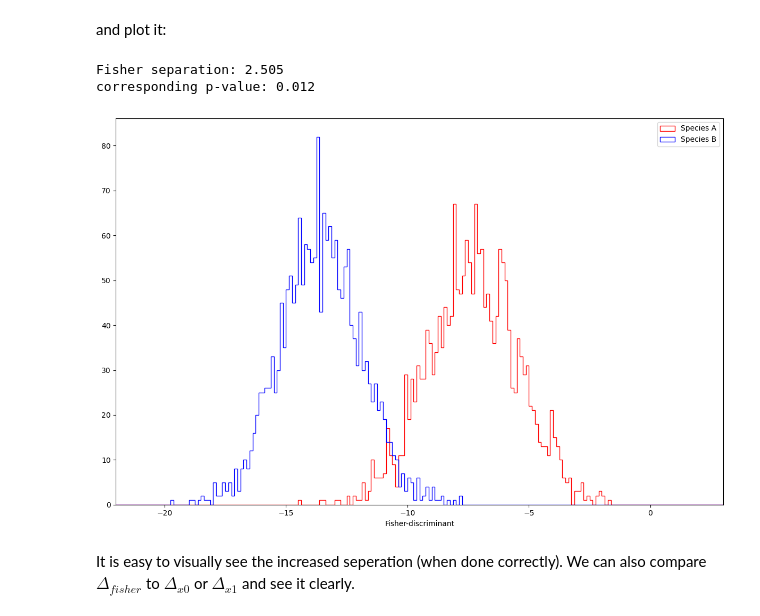
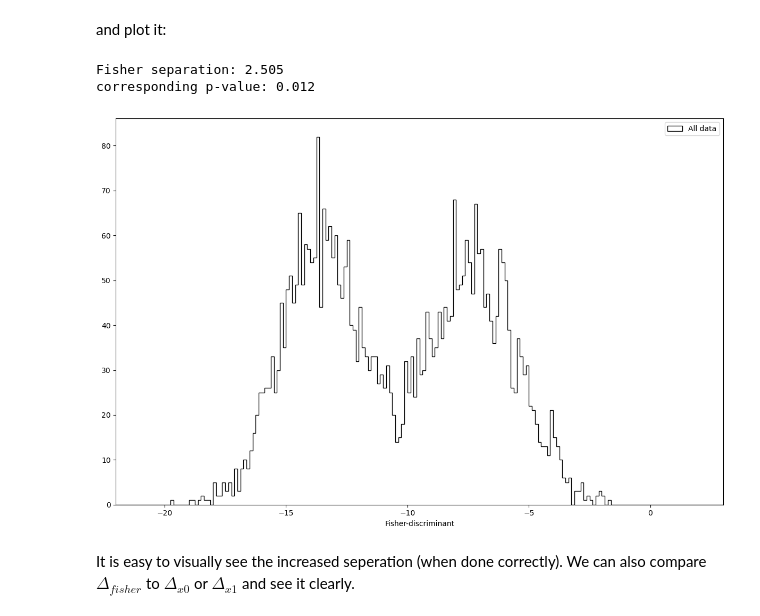
Before and after one commit to JonathanHKrebs/AppStat2022, a Jupyter notebook: Week6/FishersLinearDiscriminantAnalysis/2par_discriminant mine.ipynb, the cells around one changed output. Drawn from its saved outputs; the diff is of its cells as text; code cells hidden in the pictures.

```diff
--- a/Week6/FishersLinearDiscriminantAnalysis/2par_discriminant mine.ipynb
+++ b/Week6/FishersLinearDiscriminantAnalysis/2par_discriminant mine.ipynb
@@ -185,25 +226,26 @@ fisher_data_B = wf @ spec_B.T
 and plot it:
 # %%
 fig_fisher, ax_fisher = plt.subplots(figsize=(12, 8))
-ax_fisher.hist(fisher_data_A, 200, (-22, 3), histtype='step', color='Red', label='Species A')
-ax_fisher.hist(fisher_data_B, 200, (-22, 3), histtype='step', color='Blue', label='Species B')
+#ax_fisher.hist(fisher_data_A, 200, (-22, 3), histtype='step', color='Red', label='Species A')
+#ax_fisher.hist(fisher_data_B, 200, (-22, 3), histtype='step', color='Blue', label='Species B')
+ax_fisher.hist(np.concatenate((fisher_data_A, fisher_data_B)), 200, (-22, 3), histtype='step', color='Black', label='All data')
 ax_fisher.set(xlim=(-22, 3), xlabel='Fisher-discriminant')
 ax_fisher.legend()
 
 # ax_fisher.text(-21, 60, fr'$\Delta_{{fisher}} = {calc_separation(fisher_data_A, fisher_data_B):.3f}$', fontsize=16)
 
 fig_fisher.tight_layout()
 
 print(f'Fisher separation: {calc_separation(fisher_data_A, fisher_data_B):.3f}')
 print(f'corresponding p-value: {2*stats.norm.sf(calc_separation(fisher_data_A, fisher_data_B)):.3f}')
 
 
 if save_plots:
     fig_fisher.savefig('FisherOutput.pdf', dpi=600)
 # %% [output]
 Fisher separation: 2.505
 corresponding p-value: 0.012
-[figure, old version]
+[figure, new version]
 # %% [markdown]
 It is easy to visually see the increased seperation (when done correctly). We can also compare $\Delta_{fisher}$ to $\Delta_{x0}$ or $\Delta_{x1}$ and see it clearly.
 # %% [markdown]
```
Also changed, not shown: parts of 7 cells of this notebook, 9 other files.
